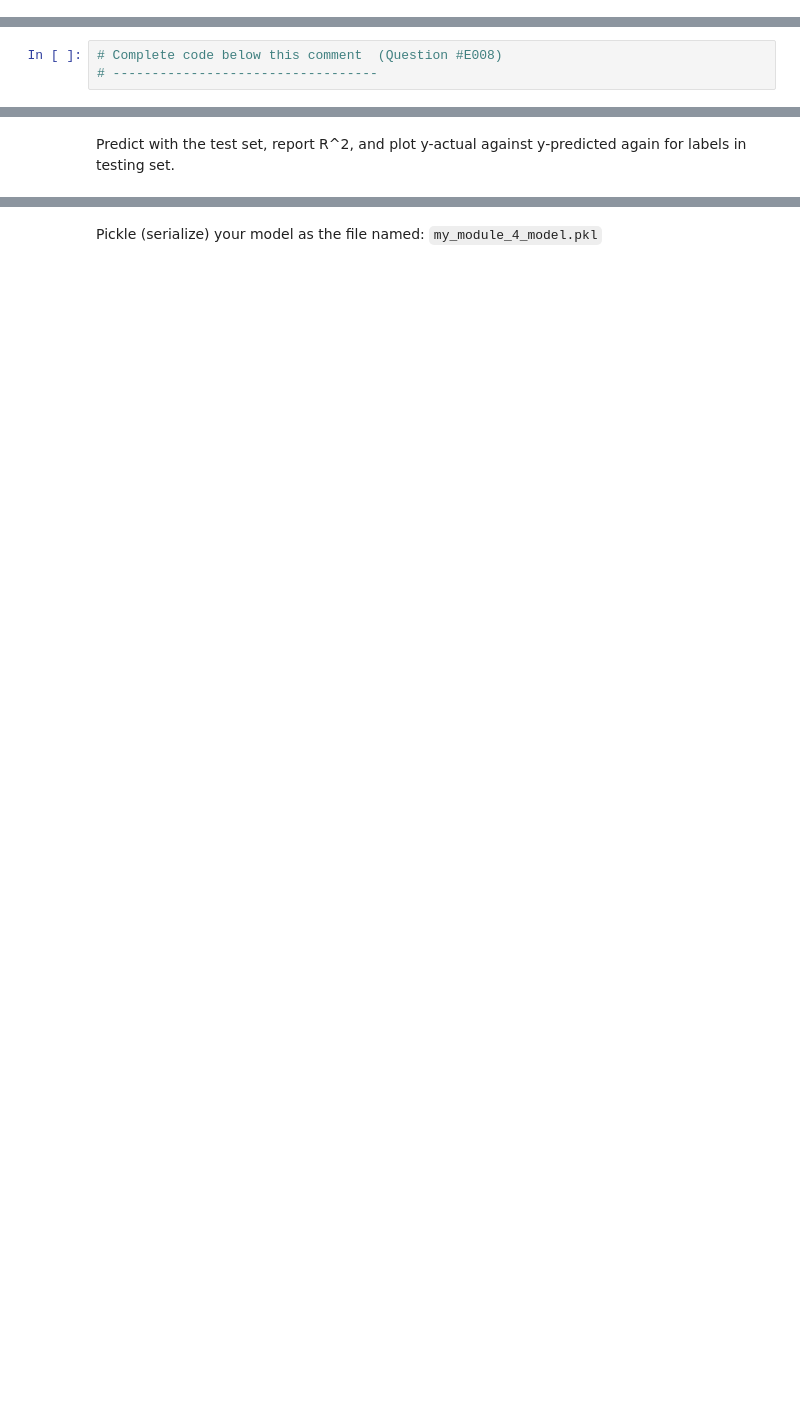
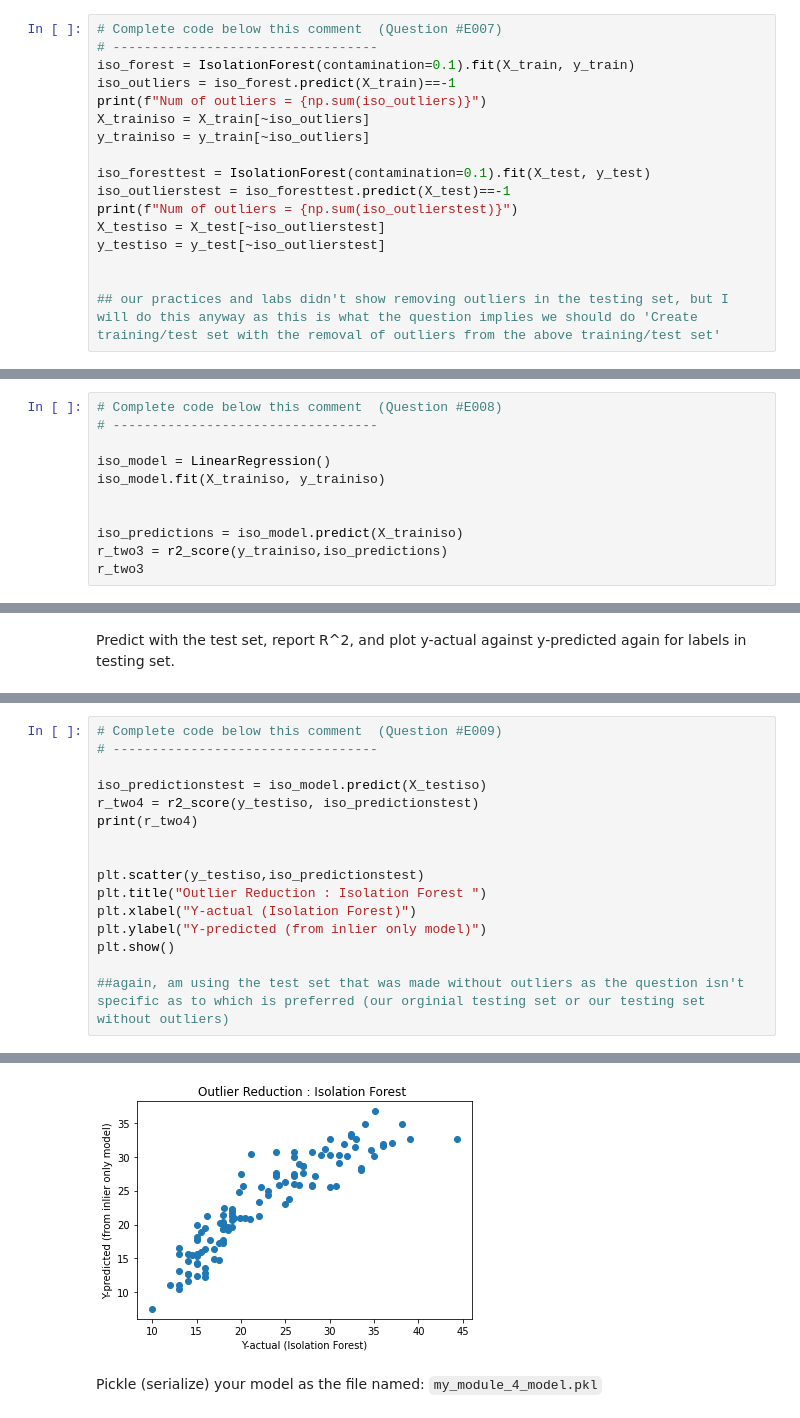
Before and after one commit to may96cc/sp22dsa8010, a Jupyter notebook: module4/exercises/AnomalyDetection.ipynb, the cells around one changed output, grey strips where cells are left out. Drawn from its saved outputs; the diff is of its cells as text; blank space fills up the shorter version.

```diff
--- a/module4/exercises/AnomalyDetection.ipynb
+++ b/module4/exercises/AnomalyDetection.ipynb
@@ -74,0 +111,17 @@ Create training/test set with the removal of outliers from the above training/te
+# %%
+# Complete code below this comment  (Question #E007)
+# ----------------------------------
+iso_forest = IsolationForest(contamination=0.1).fit(X_train, y_train)
+iso_outliers = iso_forest.predict(X_train)==-1
+print(f"Num of outliers = {np.sum(iso_outliers)}")
+X_trainiso = X_train[~iso_outliers]
+y_trainiso = y_train[~iso_outliers]
+
+iso_foresttest = IsolationForest(contamination=0.1).fit(X_test, y_test)
+iso_outlierstest = iso_foresttest.predict(X_test)==-1
+print(f"Num of outliers = {np.sum(iso_outlierstest)}")
+X_testiso = X_test[~iso_outlierstest]
+y_testiso = y_test[~iso_outlierstest]
+
+
+## our practices and labs didn't show removing outliers in the testing set, but I will do this anyway as this is what the question implies we should do 'Create training/test set with the removal of outliers from the above training/test set'
@@ -77,3 +133,11 @@ Fit a new model against inliers and print score (R^2) for the model.
 # %%
 # Complete code below this comment  (Question #E008)
 # ----------------------------------
+
+iso_model = LinearRegression()
+iso_model.fit(X_trainiso, y_trainiso)
+
+
+iso_predictions = iso_model.predict(X_trainiso)
+r_two3 = r2_score(y_trainiso,iso_predictions)
+r_two3
@@ -84,0 +148,17 @@ Predict with the test set, report R^2, and plot y-actual against y-predicted aga
+# %%
+# Complete code below this comment  (Question #E009)
+# ----------------------------------
+
+iso_predictionstest = iso_model.predict(X_testiso)
+r_two4 = r2_score(y_testiso, iso_predictionstest)
+print(r_two4)
+
+
+plt.scatter(y_testiso,iso_predictionstest)
+plt.title("Outlier Reduction : Isolation Forest ")
+plt.xlabel("Y-actual (Isolation Forest)")
+plt.ylabel("Y-predicted (from inlier only model)")
+plt.show()
+
+##again, am using the test set that was made without outliers as the question isn't specific as to which is preferred (our orginial testing set or our testing set without outliers)
+# %% [output]
@@ -85,3 +166,4 @@ Predict with the test set, report R^2, and plot y-actual against y-predicted aga
+[figure, added]
 # %% [markdown]
 Pickle (serialize) your model as the file named: `my_module_4_model.pkl`
 # %%
```
Also changed, not shown: parts of 14 cells of this notebook.
